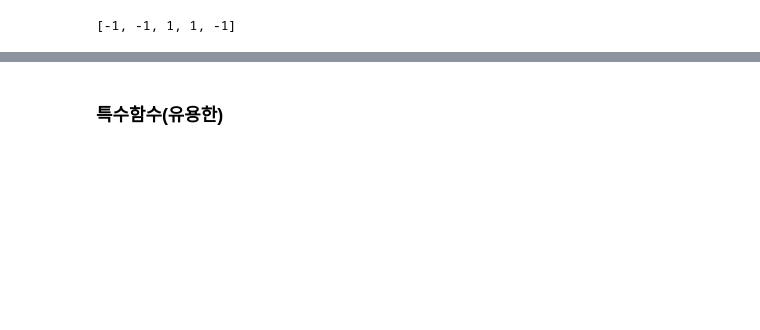
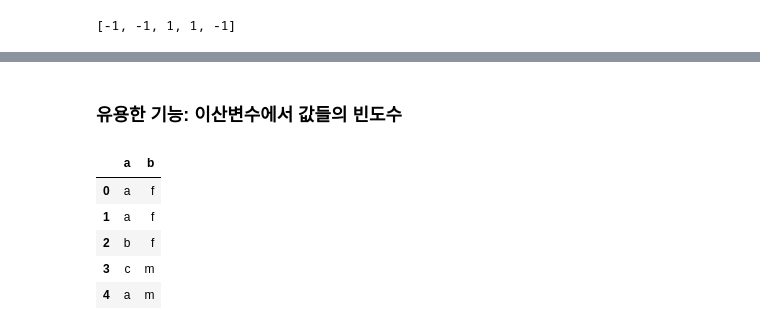
Before and after one commit to ralbu85/ict_lecture, a Jupyter notebook: Python_tutorial_6_pandas_02_basic.ipynb, the cells around one changed output, grey strips where cells are left out. Saved outputs shown, nothing was run; the diff lists cells and outputs as text; code cells hidden in the pictures; blank space fills up the shorter version.

```diff
--- a/Python_tutorial_6_pandas_02_basic.ipynb
+++ b/Python_tutorial_6_pandas_02_basic.ipynb
@@ -246,2 +245,0 @@ df
-# %% [markdown]
-### 특수함수(유용한)
@@ -250,5 +246,16 @@ df
+# %% [markdown]
+### 유용한 기능: 이산변수에서 값들의 빈도수
 # %%
+## 이산변수에서 값의 빈도수 세기
 df2=pd.DataFrame({'a':['a','a','b','c','a'],'b':['f','f','f','m','m']})
+df2
+# %% [output]
+|  | a | b |
+| 0 | a | f |
+| 1 | a | f |
+| 2 | b | f |
+| 3 | c | m |
+| 4 | a | m |
 # %%
 df2['a'].value_counts()
 # %% [output]
```
Also changed, not shown: parts of 39 cells of this notebook, 3 other files.
